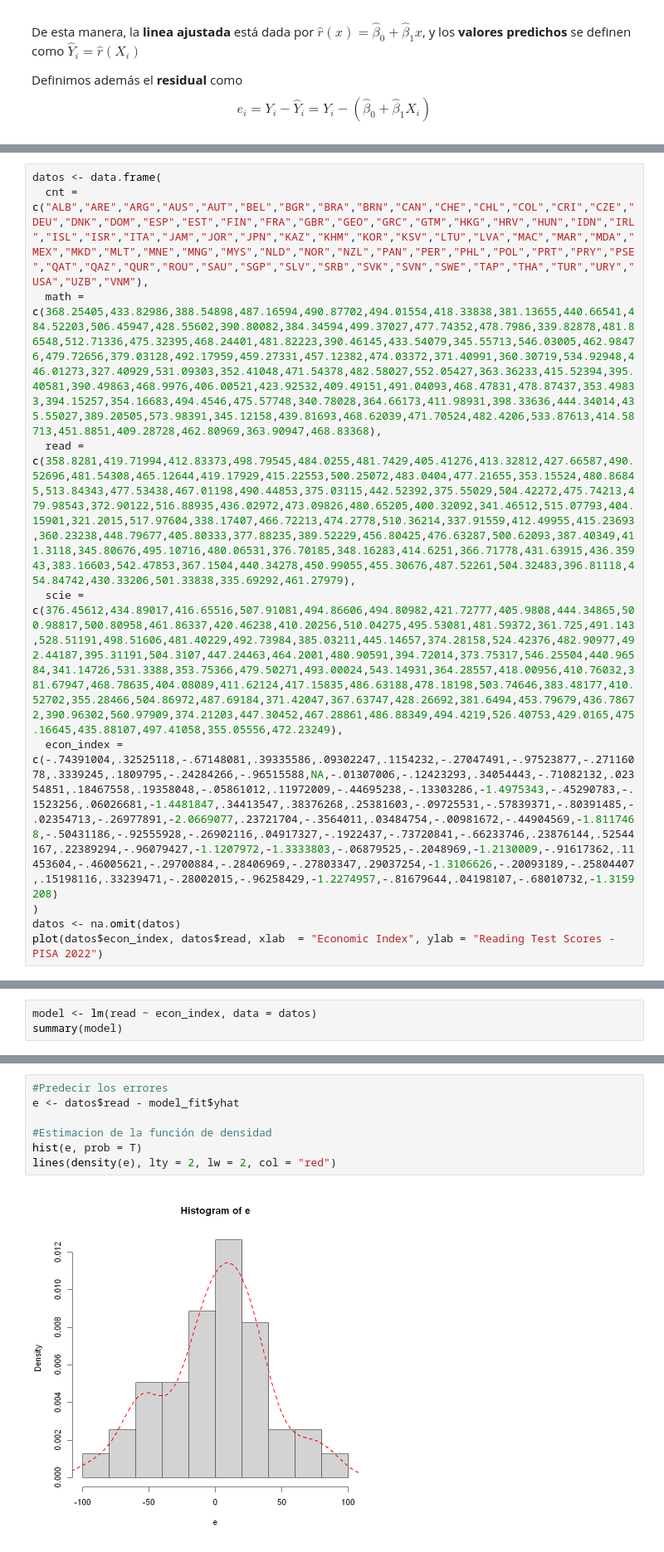
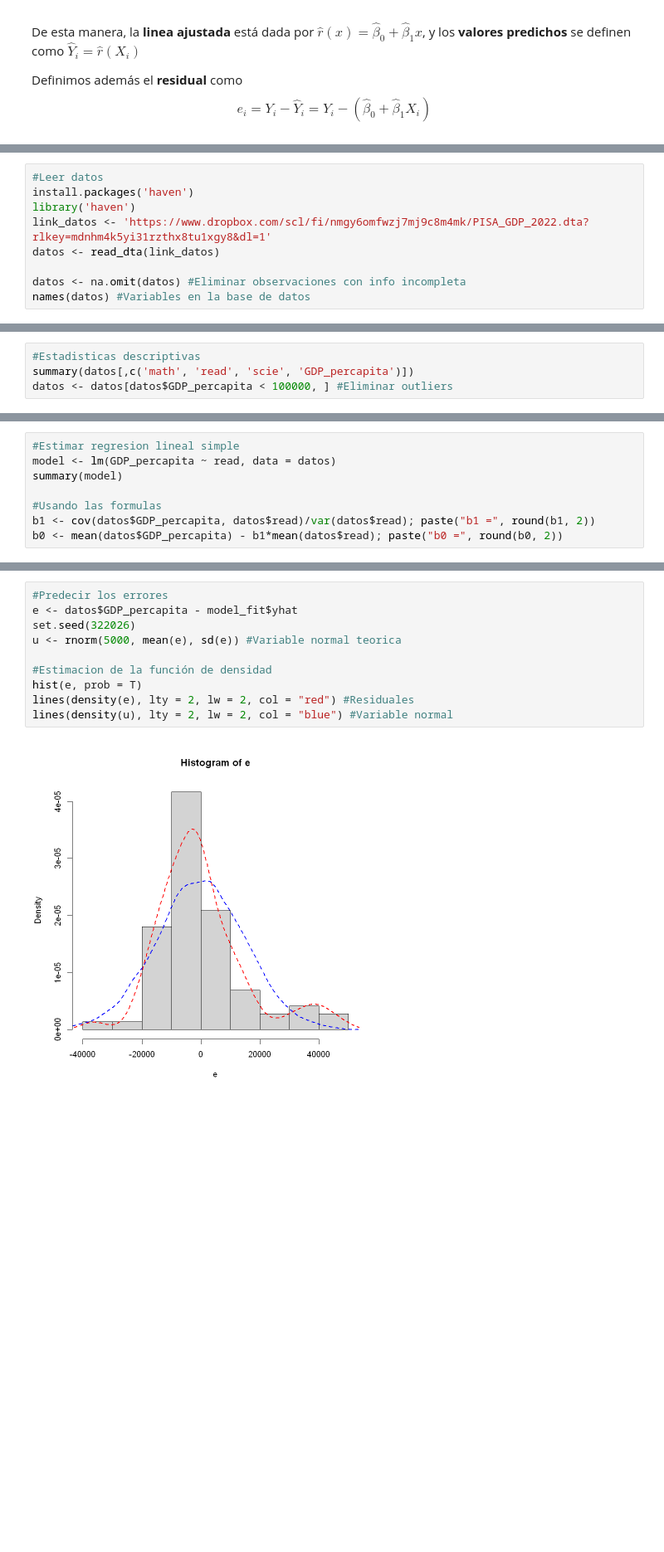
Before and after one commit to smontanoc/microeconometria, a Jupyter notebook: _sources/Modulo_2.ipynb, the cells around one changed output, grey strips where cells are left out. Shown at 83% size. Saved outputs shown, nothing was run; the diff lists cells and outputs as text; blank space fills up the shorter version.

```diff
--- a/_sources/Modulo_2.ipynb
+++ b/_sources/Modulo_2.ipynb
@@ -180,11 +199,10 @@ Vamos a usar datos de las pruebas PISA, que toman estudiantes de 15 años de div
 # %%
-datos <- data.frame(
-  cnt = c("ALB","ARE","ARG","AUS","AUT","BEL","BGR","BRA","BRN","CAN","CHE","CHL","COL","CRI","CZE","DEU","DNK","DOM","ESP","EST","FIN","FRA","GBR","GEO","GRC","GTM","HKG","HRV","HUN","IDN","IRL","ISL","ISR","ITA","JAM","JOR","JPN","KAZ","KHM","KOR","KSV","LTU","LVA","MAC","MAR","MDA","MEX","MKD","MLT","MNE","MNG","MYS","NLD","NOR","NZL","PAN","PER","PHL","POL","PRT","PRY","PSE","QAT","QAZ","QUR","ROU","SAU","SGP","SLV","SRB","SVK","SVN","SWE","TAP","THA","TUR","URY","USA","UZB","VNM"),
-  math = c(368.25405,433.82986,388.54898,487.16594,490.87702,494.01554,418.33838,381.13655,440.66541,484.52203,506.45947,428.55602,390.80082,384.34594,499.37027,477.74352,478.7986,339.82878,481.86548,512.71336,475.32395,468.24401,481.82223,390.46145,433.54079,345.55713,546.03005,462.98476,479.72656,379.03128,492.17959,459.27331,457.12382,474.03372,371.40991,360.30719,534.92948,446.01273,327.40929,531.09303,352.41048,471.54378,482.58027,552.05427,363.36233,415.52394,395.40581,390.49863,468.9976,406.00521,423.92532,409.49151,491.04093,468.47831,478.87437,353.49833,394.15257,354.16683,494.4546,475.57748,340.78028,364.66173,411.98931,398.33636,444.34014,435.55027,389.20505,573.98391,345.12158,439.81693,468.62039,471.70524,482.4206,533.87613,414.58713,451.8851,409.28728,462.80969,363.90947,468.83368),
-  read = c(358.8281,419.71994,412.83373,498.79545,484.0255,481.7429,405.41276,413.32812,427.66587,490.52696,481.54308,465.12644,419.17929,415.22553,500.25072,483.0404,477.21655,353.15524,480.86845,513.84343,477.53438,467.01198,490.44853,375.03115,442.52392,375.55029,504.42272,475.74213,479.98543,372.90122,516.88935,436.02972,473.09826,480.65205,400.32092,341.46512,515.07793,404.15901,321.2015,517.97604,338.17407,466.72213,474.2778,510.36214,337.91559,412.49955,415.23693,360.23238,448.79677,405.80333,377.88235,389.52229,456.80425,476.63287,500.62093,387.40349,411.3118,345.80676,495.10716,480.06531,376.70185,348.16283,414.6251,366.71778,431.63915,436.35943,383.16603,542.47853,367.1504,440.34278,450.99055,455.30676,487.52261,504.32483,396.81118,454.84742,430.33206,501.33838,335.69292,461.27979),
-  scie = c(376.45612,434.89017,416.65516,507.91081,494.86606,494.80982,421.72777,405.9808,444.34865,500.98817,500.80958,461.86337,420.46238,410.20256,510.04275,495.53081,481.59372,361.725,491.143,528.51191,498.51606,481.40229,492.73984,385.03211,445.14657,374.28158,524.42376,482.90977,492.44187,395.31191,504.3107,447.24463,464.2001,480.90591,394.72014,373.75317,546.25504,440.96584,341.14726,531.3388,353.75366,479.50271,493.00024,543.14931,364.28557,418.00956,410.76032,381.67947,468.78635,404.08089,411.62124,417.15835,486.63188,478.18198,503.74646,383.48177,410.52702,355.28466,504.86972,487.69184,371.42047,367.63747,428.26692,381.6494,453.79679,436.78672,390.96302,560.97909,374.21203,447.30452,467.28861,486.88349,494.4219,526.40753,429.0165,475.16645,435.88107,497.41058,355.05556,472.23249),
-  econ_index = c(-.74391004,.32525118,-.67148081,.39335586,.09302247,.1154232,-.27047491,-.97523877,-.27116078,.3339245,.1809795,-.24284266,-.96515588,NA,-.01307006,-.12423293,.34054443,-.71082132,.02354851,.18467558,.19358048,-.05861012,.11972009,-.44695238,-.13303286,-1.4975343,-.45290783,-.1523256,.06026681,-1.4481847,.34413547,.38376268,.25381603,-.09725531,-.57839371,-.80391485,-.02354713,-.26977891,-2.0669077,.23721704,-.3564011,.03484754,-.00981672,-.44904569,-1.8117468,-.50431186,-.92555928,-.26902116,.04917327,-.1922437,-.73720841,-.66233746,.23876144,.52544167,.22389294,-.96079427,-1.1207972,-1.3333803,-.06879525,-.2048969,-1.2130009,-.91617362,.11453604,-.46005621,-.29700884,-.28406969,-.27803347,.29037254,-1.3106626,-.20093189,-.25804407,.15198116,.33239471,-.28002015,-.96258429,-1.2274957,-.81679644,.04198107,-.68010732,-1.3159208)
-)
-datos <- na.omit(datos)
-plot(datos$econ_index, datos$read, xlab  = "Economic Index", ylab = "Reading Test Scores - PISA 2022")
+#Leer datos
+install.packages('haven')
+library('haven')
+link_datos <- 'https://www.dropbox.com/scl/fi/nmgy6omfwzj7mj9c8m4mk/PISA_GDP_2022.dta?rlkey=mdnhm4k5yi31rzthx8tu1xgy8&dl=1'
+datos <- read_dta(link_datos)
+
+datos <- na.omit(datos) #Eliminar observaciones con info incompleta
+names(datos) #Variables en la base de datos
 # %% [output]
@@ -191,0 +220,4 @@ plot(datos$econ_index, datos$read, xlab  = "Economic Index", ylab = "Reading Tes
+# %%
+#Estadisticas descriptivas
+summary(datos[,c('math', 'read', 'scie', 'GDP_percapita')])
+datos <- datos[datos$GDP_percapita < 100000, ] #Eliminar outliers
@@ -192,5 +243,10 @@ plot(datos$econ_index, datos$read, xlab  = "Economic Index", ylab = "Reading Tes
 # %%
-model <- lm(read ~ econ_index, data = datos)
+#Estimar regresion lineal simple
+model <- lm(GDP_percapita ~ read, data = datos)
 summary(model)
+
+#Usando las formulas
+b1 <- cov(datos$GDP_percapita, datos$read)/var(datos$read); paste("b1 =", round(b1, 2))
+b0 <- mean(datos$GDP_percapita) - b1*mean(datos$read); paste("b0 =", round(b0, 2))
 # %% [output]
 Call:
@@ -245,11 +307,14 @@ $$\frac{\sum_i e_i}{n} = \bar e = 0 \hspace{5pt} \Rightarrow \hspace{5pt} \bar Y
 $$\sum_i e_i \cdot X_i = 0 \hspace{5pt} \Rightarrow \hspace{5pt} \mathbb{\hat Cov}(e_i, X_i) = \sum_i (e_i - \bar e) \cdot (X_i - \bar X) = 0$$
 # %%
 #Predecir los errores
-e <- datos$read - model_fit$yhat
+e <- datos$GDP_percapita - model_fit$yhat
+set.seed(322026)
+u <- rnorm(5000, mean(e), sd(e)) #Variable normal teorica
 
 #Estimacion de la función de densidad
 hist(e, prob = T)
-lines(density(e), lty = 2, lw = 2, col = "red")
+lines(density(e), lty = 2, lw = 2, col = "red") #Residuales
+lines(density(u), lty = 2, lw = 2, col = "blue") #Variable normal
 # %% [output]
-[figure, old version]
+[figure, new version]
 # %% [markdown]
```
Also changed, not shown: parts of 90 cells of this notebook, 26 other files.
